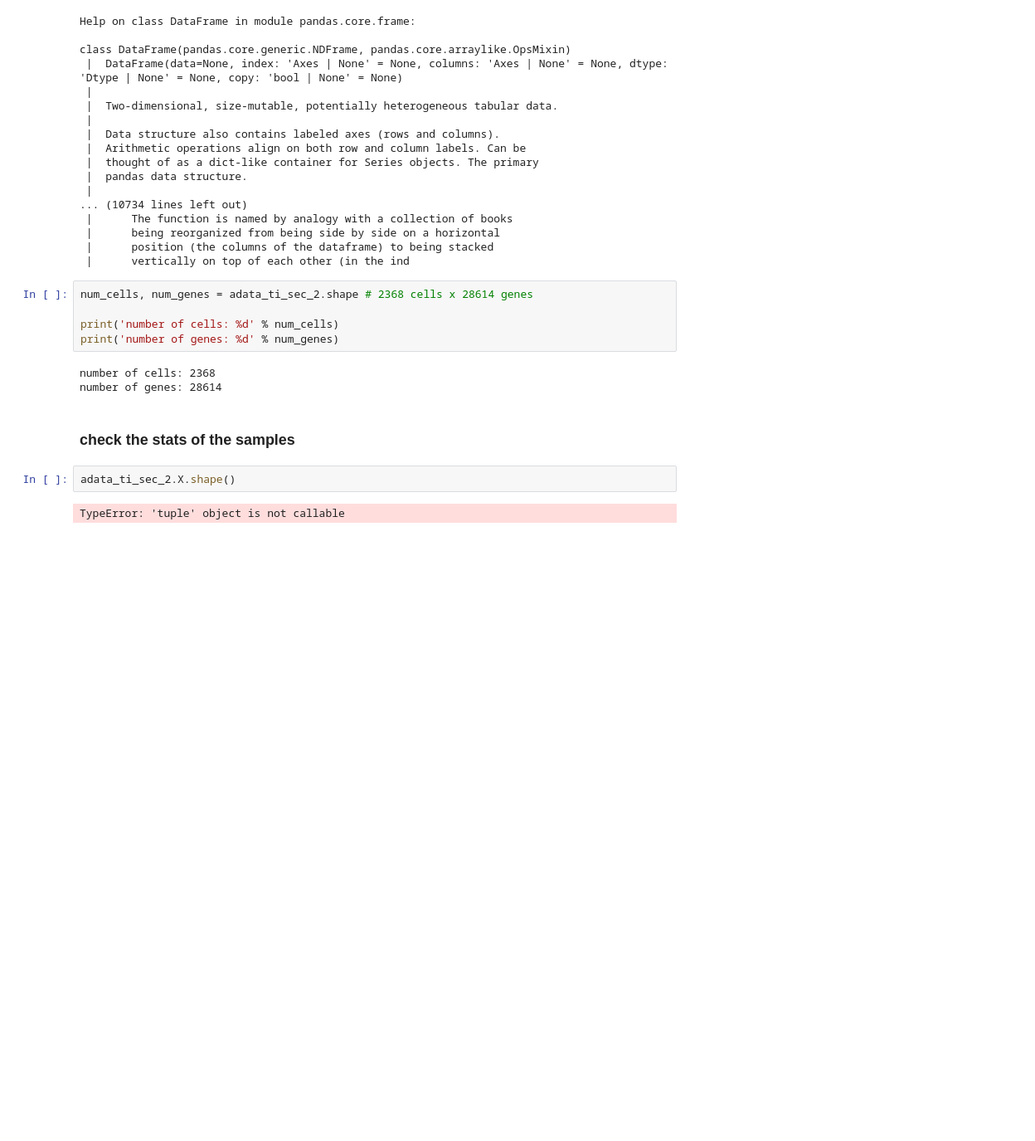
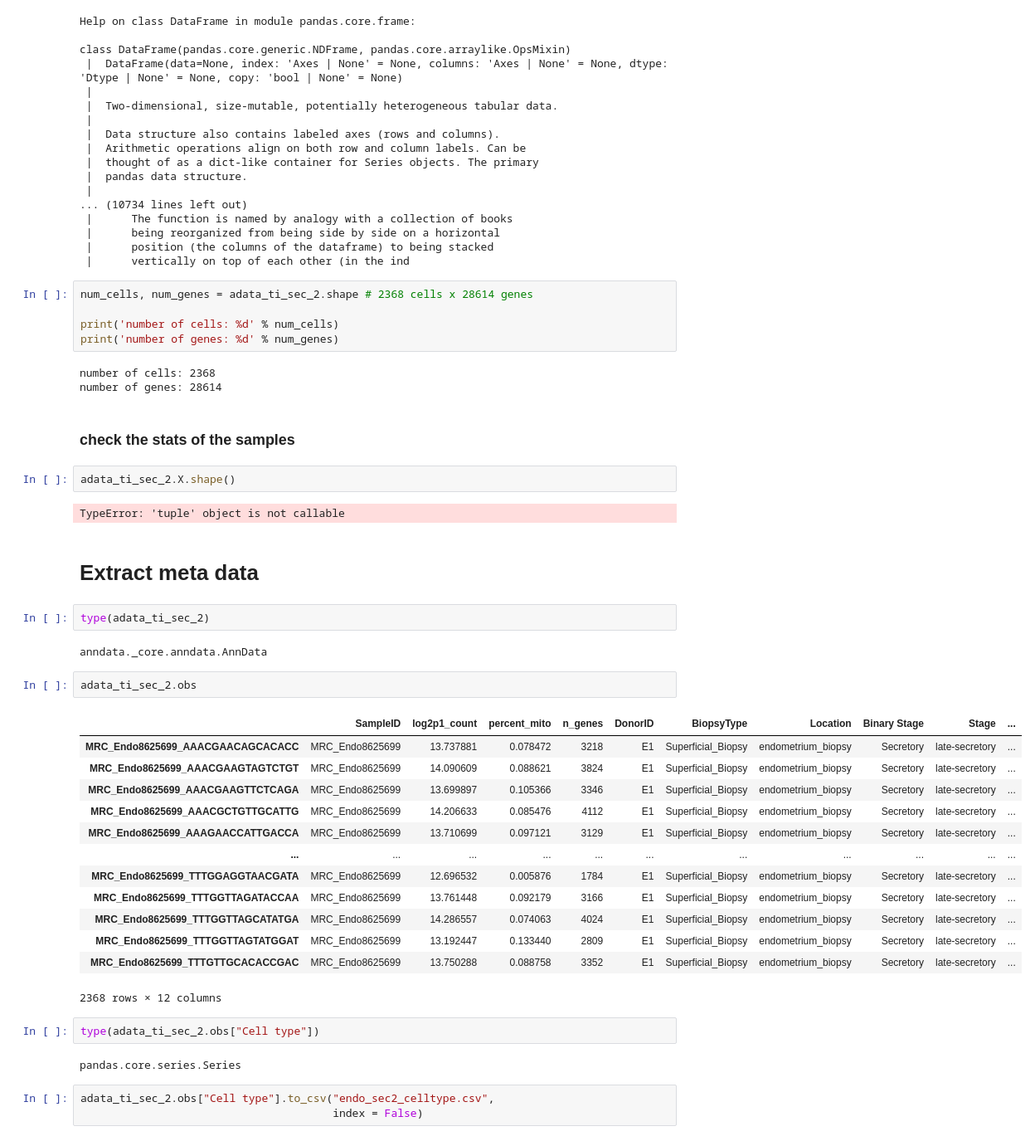
Before and after one commit to vfschumann/novosparc, a Jupyter notebook: Vic/Try_novosparc_on_uterus/extract_sc_dge.ipynb, the cells around one changed output. Shown: that part at 83% size. Drawn from its saved outputs; the diff is of its cells as text; blank space fills up the shorter version.

Commit message:
extract celltype meta data

```diff
--- a/Vic/Try_novosparc_on_uterus/extract_sc_dge.ipynb
+++ b/Vic/Try_novosparc_on_uterus/extract_sc_dge.ipynb
@@ -293,3 +312,32 @@ number of genes: 28614
 adata_ti_sec_2.X.shape()
 # %% [output]
 TypeError: 'tuple' object is not callable
+# %% [markdown]
+# Extract meta data
+# %%
+type(adata_ti_sec_2)
+# %% [output]
+anndata._core.anndata.AnnData
+# %%
+adata_ti_sec_2.obs
+# %% [output]
+|  | SampleID | log2p1_count | percent_mito | n_genes | DonorID | BiopsyType | Location | Binary Stage | Stage | ... |
+| MRC_Endo8625699_AAACGAACAGCACACC | MRC_Endo8625699 | 13.737881 | 0.078472 | 3218 | E1 | Superficial_Biopsy | endometrium_biopsy | Secretory | late-secretory | ... |
+| MRC_Endo8625699_AAACGAAGTAGTCTGT | MRC_Endo8625699 | 14.090609 | 0.088621 | 3824 | E1 | Superficial_Biopsy | endometrium_biopsy | Secretory | late-secretory | ... |
+| MRC_Endo8625699_AAACGAAGTTCTCAGA | MRC_Endo8625699 | 13.699897 | 0.105366 | 3346 | E1 | Superficial_Biopsy | endometrium_biopsy | Secretory | late-secretory | ... |
+| MRC_Endo8625699_AAACGCTGTTGCATTG | MRC_Endo8625699 | 14.206633 | 0.085476 | 4112 | E1 | Superficial_Biopsy | endometrium_biopsy | Secretory | late-secretory | ... |
+| MRC_Endo8625699_AAAGAACCATTGACCA | MRC_Endo8625699 | 13.710699 | 0.097121 | 3129 | E1 | Superficial_Biopsy | endometrium_biopsy | Secretory | late-secretory | ... |
+| ... | ... | ... | ... | ... | ... | ... | ... | ... | ... | ... |
+| MRC_Endo8625699_TTTGGAGGTAACGATA | MRC_Endo8625699 | 12.696532 | 0.005876 | 1784 | E1 | Superficial_Biopsy | endometrium_biopsy | Secretory | late-secretory | ... |
+| MRC_Endo8625699_TTTGGTTAGATACCAA | MRC_Endo8625699 | 13.761448 | 0.092179 | 3166 | E1 | Superficial_Biopsy | endometrium_biopsy | Secretory | late-secretory | ... |
+| MRC_Endo8625699_TTTGGTTAGCATATGA | MRC_Endo8625699 | 14.286557 | 0.074063 | 4024 | E1 | Superficial_Biopsy | endometrium_biopsy | Secretory | late-secretory | ... |
+| MRC_Endo8625699_TTTGGTTAGTATGGAT | MRC_Endo8625699 | 13.192447 | 0.133440 | 2809 | E1 | Superficial_Biopsy | endometrium_biopsy | Secretory | late-secretory | ... |
+| MRC_Endo8625699_TTTGTTGCACACCGAC | MRC_Endo8625699 | 13.750288 | 0.088758 | 3352 | E1 | Superficial_Biopsy | endometrium_biopsy | Secretory | late-secretory | ... |
+2368 rows × 12 columns
+# %%
+type(adata_ti_sec_2.obs["Cell type"])
+# %% [output]
+pandas.core.series.Series
+# %%
+adata_ti_sec_2.obs["Cell type"].to_csv("endo_sec2_celltype.csv",
+                                       index = False)
```
Also changed, not shown: parts of 4 cells of this notebook.
